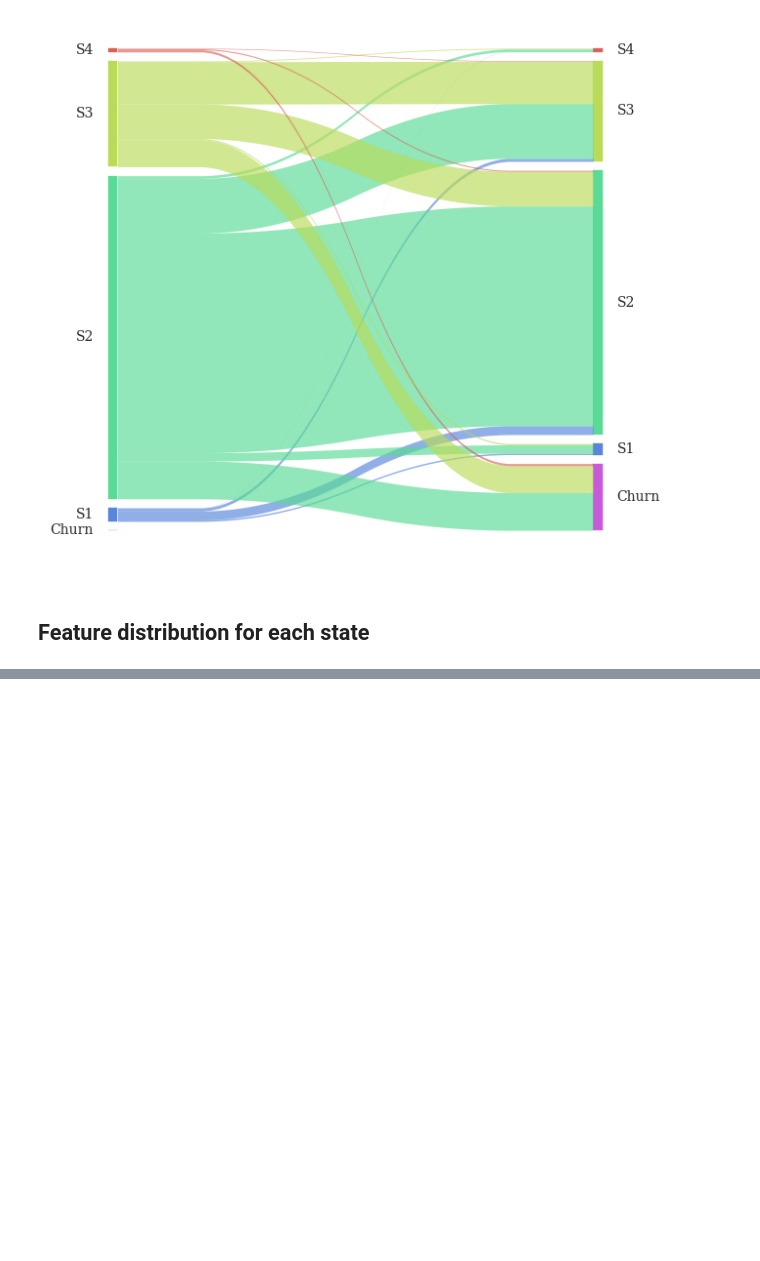
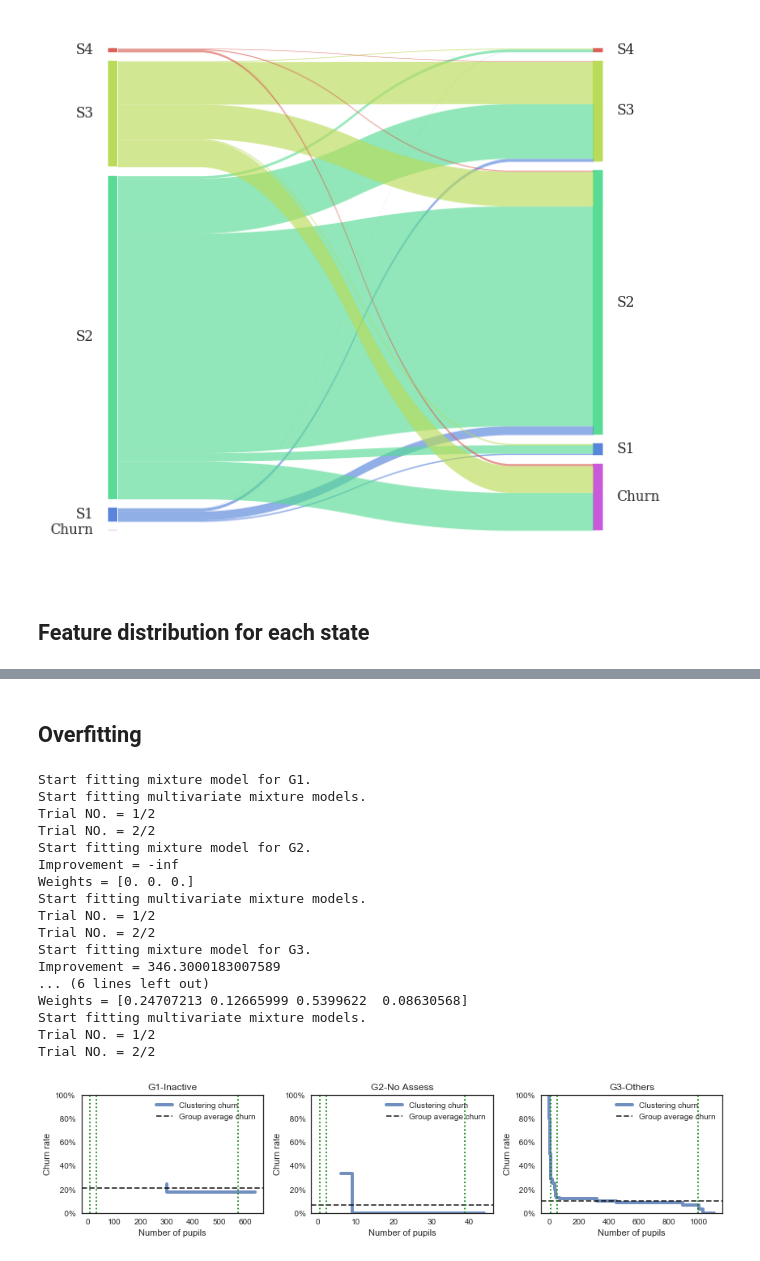
Before and after one commit to vicaws/Whizz, a Jupyter notebook: Code/Churn/Churn/NB_ReportFigures.ipynb, the cells around one changed output, grey strips where cells are left out. Drawn from its saved outputs; the diff is of its cells as text; code cells hidden in the pictures; blank space fills up the shorter version.

```diff
--- a/Code/Churn/Churn/NB_ReportFigures.ipynb
+++ b/Code/Churn/Churn/NB_ReportFigures.ipynb
@@ -891,0 +1046,53 @@ plt.gcf().set_size_inches(10,10)
+# %% [markdown]
+## Overfitting
+# %%
+# Split the test and train data set
+#np.random.seed(0)
+pct_train = 0.1
+n_sample = data_engine.df_whizz_.shape[0]
+n_train = int(pct_train * n_sample)
+
+idx_sample = np.arange(n_sample)
+idx_train = np.random.choice(n_sample, n_train, replace=False)
+idx_test = np.setdiff1d(idx_sample, idx_train)
+
+import copy
+data_engine_train = copy.deepcopy(data_engine)
+data_engine_train.df_whizz_ = data_engine_train.df_whizz_.iloc[idx_train, :]
+
+
+n_trials = 2
+
+modelParam_G1 = ModelParam(n_components=10, n_trials=n_trials, n_multi=2, baysian=True)
+modelParam_G2 = ModelParam(n_components=3, n_trials=n_trials, n_multi=2, baysian=False)
+modelParam_G3 = ModelParam(n_components=10, n_trials=n_trials, n_multi=2, baysian=True)
+
+group_config = GroupConfig(data_engine_train, modelParam_G1, modelParam_G2, modelParam_G3)
+
+mixture_model = MixtureModel(group_config)
+mixture_model.fit()
+
+# Select the best model
+map_group_model = mixture_model.map_group_model_
+map_group_model_best = mixture_model.select_bestMixtureModel('deviation')
+
+utility.plotlib.churn_distribution(mixture_model, ['G1-Inactive','G2-No Assess','G3-Others'])
+# %% [output]
+Start fitting mixture model for G1.
+Start fitting multivariate mixture models.
+Trial NO. = 1/2
+Trial NO. = 2/2
+Start fitting mixture model for G2.
+Improvement = -inf
+Weights = [0. 0. 0.]
+Start fitting multivariate mixture models.
+Trial NO. = 1/2
+Trial NO. = 2/2
+Start fitting mixture model for G3.
+Improvement = 346.3000183007589
+... (6 lines left out)
+Weights = [0.24707213 0.12665999 0.5399622  0.08630568]
+Start fitting multivariate mixture models.
+Trial NO. = 1/2
+Trial NO. = 2/2
+[figure, added]
```
Also changed, not shown: parts of 6 cells of this notebook, 50 other files.
